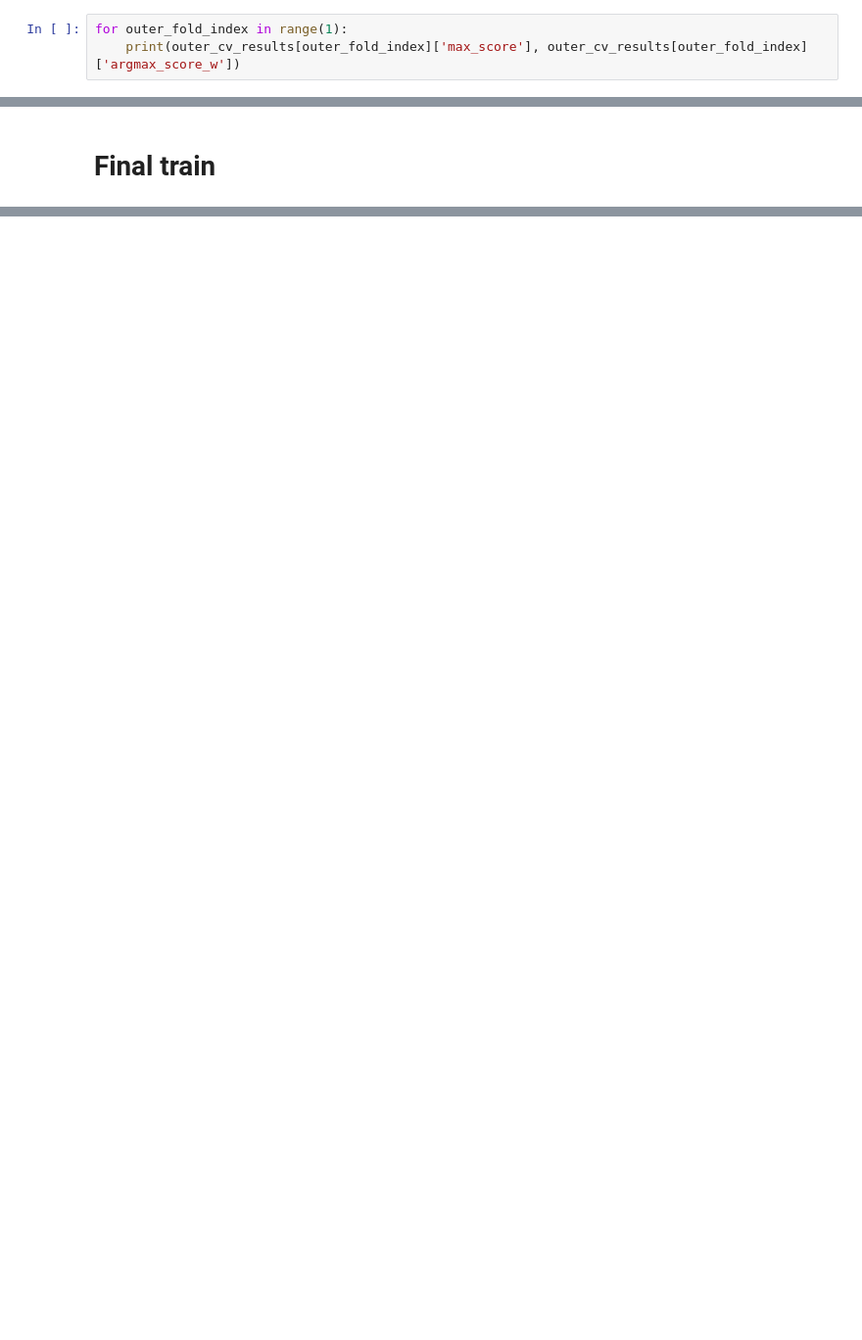
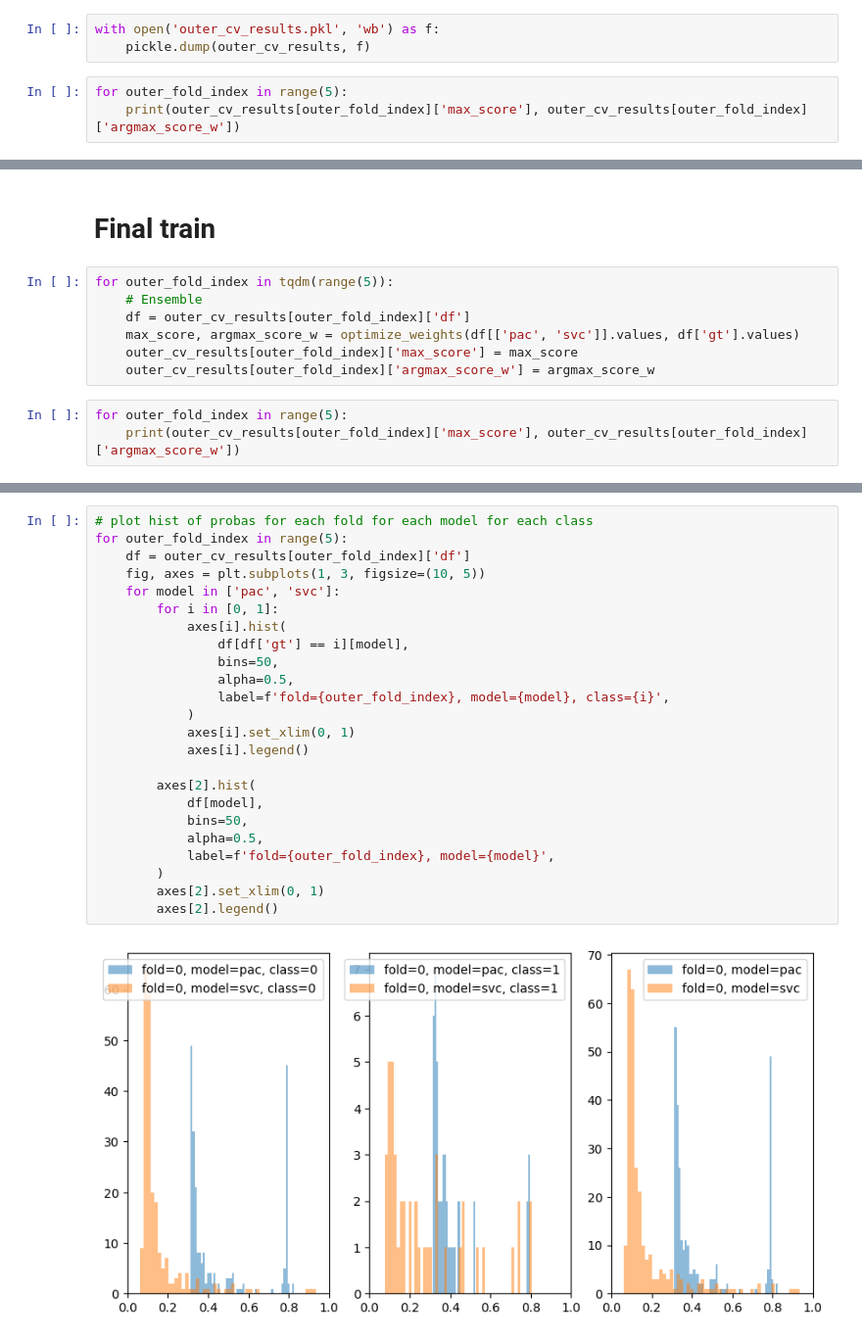
Before and after one commit to mkotyushev/visiomel-2023, a Jupyter notebook: src/notebooks/ensemble.ipynb, the cells around one changed output, grey strips where cells are left out. Shown at 98% size. Cells and saved outputs as stored; diff of their text form; blank space fills up the shorter version.

```diff
--- a/src/notebooks/ensemble.ipynb
+++ b/src/notebooks/ensemble.ipynb
@@ -127,4 +235,7 @@ for outer_fold_index in tqdm(range(5)):
+# %%
+with open('outer_cv_results.pkl', 'wb') as f:
+    pickle.dump(outer_cv_results, f)
 # %%
-for outer_fold_index in range(1):
+for outer_fold_index in range(5):
     print(outer_cv_results[outer_fold_index]['max_score'], outer_cv_results[outer_fold_index]['argmax_score_w'])
 # %% [output]
@@ -132,2 +247,12 @@ for outer_fold_index in range(1):
 # %% [markdown]
 # Final train
+# %%
+for outer_fold_index in tqdm(range(5)):
+    # Ensemble
+    df = outer_cv_results[outer_fold_index]['df']
+    max_score, argmax_score_w = optimize_weights(df[['pac', 'svc']].values, df['gt'].values)
+    outer_cv_results[outer_fold_index]['max_score'] = max_score
+    outer_cv_results[outer_fold_index]['argmax_score_w'] = argmax_score_w
+# %%
+for outer_fold_index in range(5):
+    print(outer_cv_results[outer_fold_index]['max_score'], outer_cv_results[outer_fold_index]['argmax_score_w'])
@@ -133,0 +268,26 @@ for outer_fold_index in range(1):
+# %%
+# plot hist of probas for each fold for each model for each class
+for outer_fold_index in range(5):
+    df = outer_cv_results[outer_fold_index]['df']
+    fig, axes = plt.subplots(1, 3, figsize=(10, 5))
+    for model in ['pac', 'svc']:
+        for i in [0, 1]:
+            axes[i].hist(
+                df[df['gt'] == i][model],
+                bins=50,
+                alpha=0.5,
+                label=f'fold={outer_fold_index}, model={model}, class={i}',
+            )
+            axes[i].set_xlim(0, 1)
+            axes[i].legend()
+
+        axes[2].hist(
+            df[model],
+            bins=50,
+            alpha=0.5,
+            label=f'fold={outer_fold_index}, model={model}',
+        )
+        axes[2].set_xlim(0, 1)
+        axes[2].legend()
+# %% [output]
+[figure, added]
```
Also changed, not shown: parts of 14 cells of this notebook.
